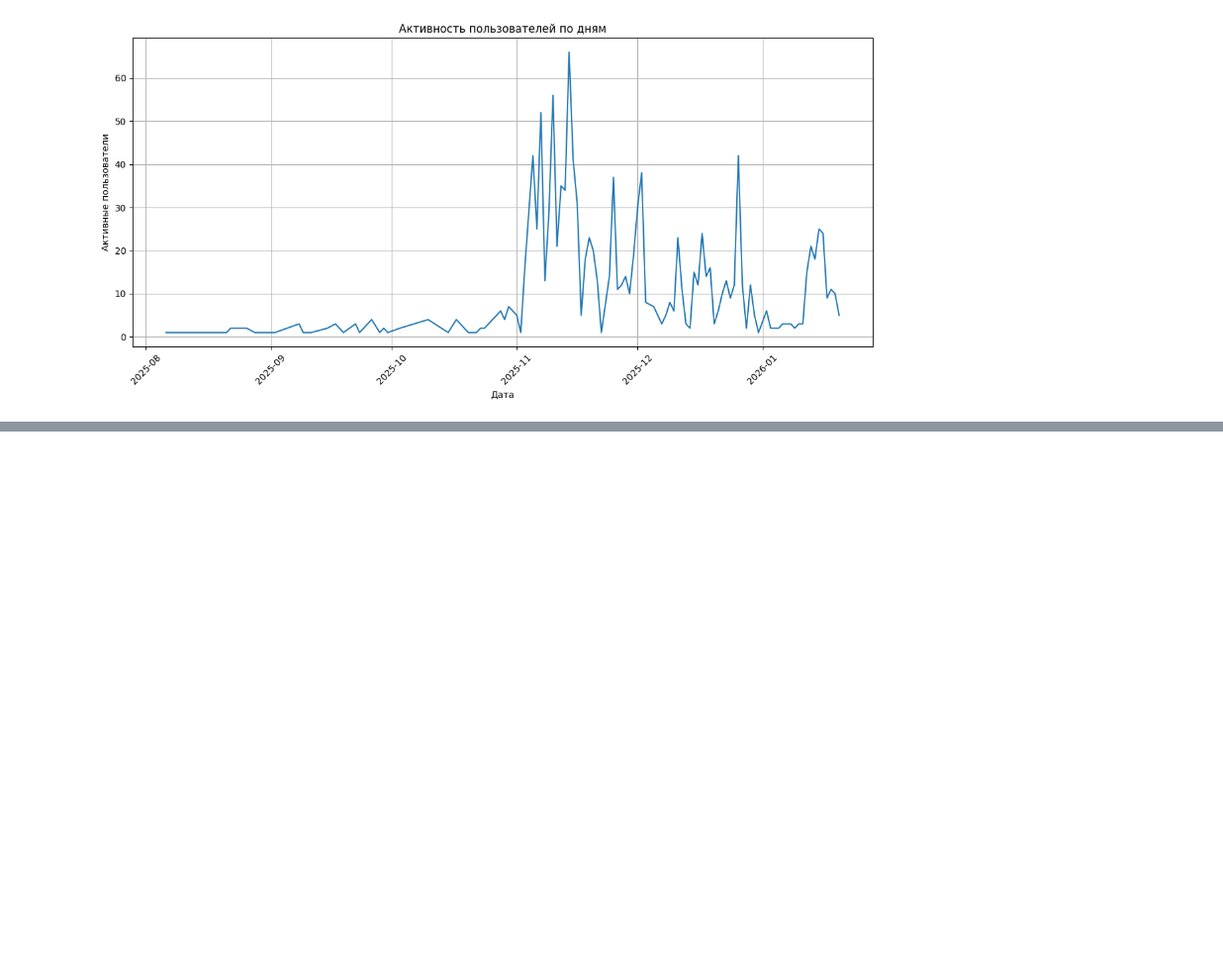
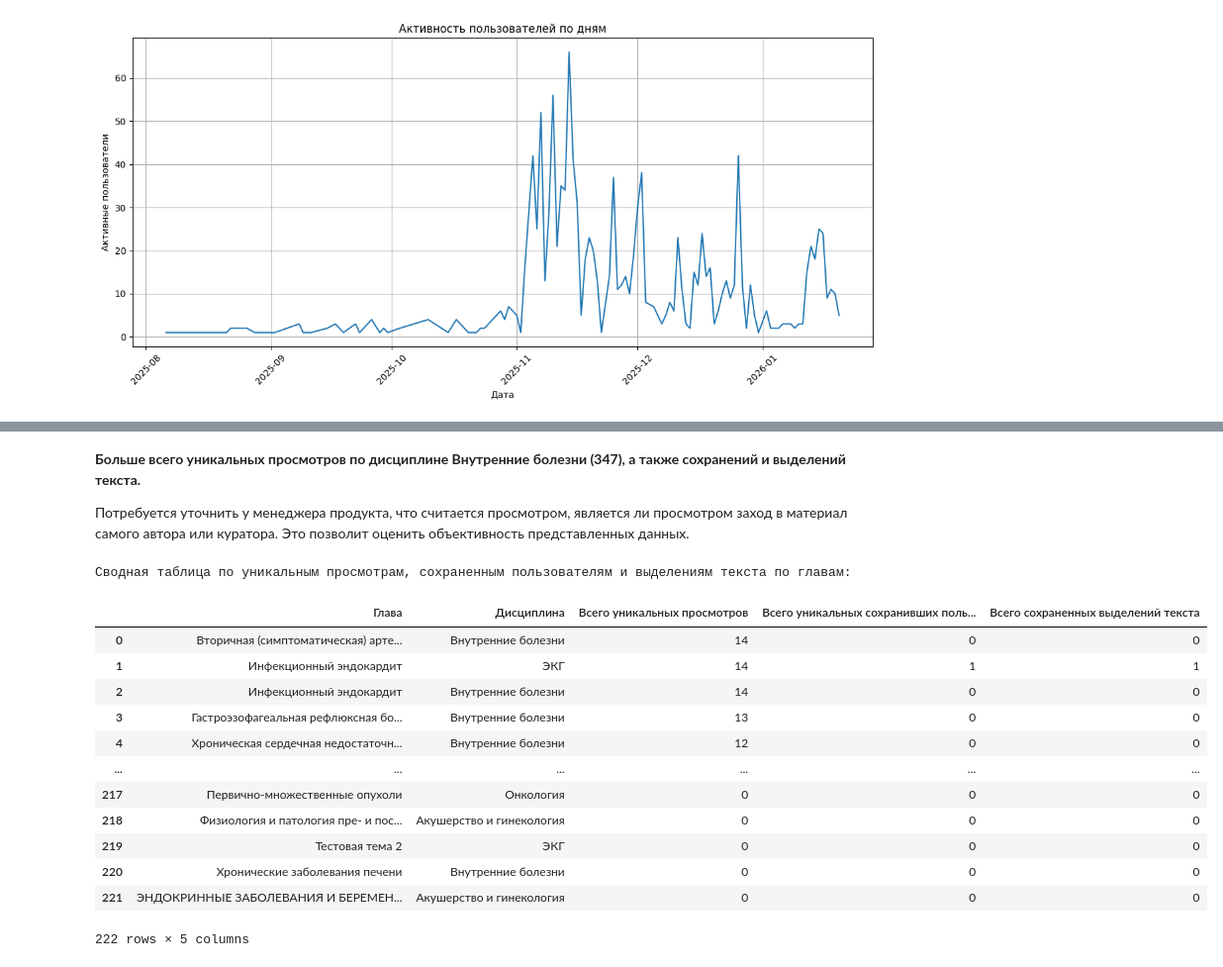
Before and after one commit to VLazukina/projects_2022, a Jupyter notebook: Анализ.ipynb, the cells around one changed output, grey strips where cells are left out. Shown at 99% size. Saved outputs shown, nothing was run; the diff lists cells and outputs as text; code cells hidden in the pictures; blank space fills up the shorter version.

```diff
--- a/Анализ.ipynb
+++ b/Анализ.ipynb
@@ -419,0 +535,8 @@ DAU по дням :
+# %%
+df_disciplines = df[['chapter_id', 'discipline_id', 'discipline_title']].drop_duplicates()
+df_merged = pd.merge(df_view_uni, df_disciplines, on='chapter_id', how='left')
+
+print("Объединенный DataFrame df_merged (первые 5 строк):")
+display(df_merged.head())
+print("\nИнформация об объединенном DataFrame df_merged:")
+df_merged.info()
@@ -419,0 +573,9 @@ DAU по дням :
+# %%
+#очистим от тестовых данных
+df_merged_cleaned = df_merged[~df_merged['discipline_title'].isin(test_disciplines)]
+
+print("Размер исходного df_merged:", df_merged.shape)
+print("Размер очищенного df_merged_cleaned:", df_merged_cleaned.shape)
+print("Информация об очищенном df_merged_cleaned:")
+display(df_merged_cleaned.head())
+df_merged_cleaned.info()
@@ -419,0 +638,37 @@ DAU по дням :
+# %% [markdown]
+**Больше всего уникальных просмотров по дисциплине Внутренние болезни (347), а также сохранений и выделений текста.**
+
+Потребуется уточнить у менеджера продукта, что считается просмотром, является ли просмотром заход в материал самого автора или куратора. Это позволит оценить объективность представленных данных.
+# %%
+#посмотрим аналогичную статистику по главам
+chapter_summary = (df_merged_cleaned.groupby(['chapter_title', 'discipline_title']).agg(
+    total_viewers_unique=('viewers_unique', 'sum'),
+    total_saved_users=('saved_users_unique', 'sum'),
+    total_saved_highlights=('saved_highlights_total', 'sum'))
+).reset_index()
+
+chapter_summary.rename(columns={
+    'chapter_title': 'Глава',
+    'discipline_title': 'Дисциплина',
+    'total_viewers_unique': 'Всего уникальных просмотров',
+    'total_saved_users': 'Всего уникальных сохранивших пользователей',
+    'total_saved_highlights': 'Всего сохраненных выделений текста'
+}, inplace=True)
+
+print("Сводная таблица по уникальным просмотрам, сохраненным пользователям и выделениям текста по главам:")
+display(chapter_summary.sort_values(by = 'Всего уникальных просмотров', ascending= False).reset_index(drop=True))
+# %% [output]
+Сводная таблица по уникальным просмотрам, сохраненным пользователям и выделениям текста по главам:
+|  | Глава | Дисциплина | Всего уникальных просмотров | Всего уникальных сохранивших поль... | Всего сохраненных выделений текста |
+| 0 | Вторичная (симптоматическая) арте... | Внутренние болезни | 14 | 0 | 0 |
+| 1 | Инфекционный эндокардит | ЭКГ | 14 | 1 | 1 |
+| 2 | Инфекционный эндокардит | Внутренние болезни | 14 | 0 | 0 |
+| 3 | Гастроэзофагеальная рефлюксная бо... | Внутренние болезни | 13 | 0 | 0 |
+| 4 | Хроническая сердечная недостаточн... | Внутренние болезни | 12 | 0 | 0 |
+| ... | ... | ... | ... | ... | ... |
+| 217 | Первично-множественные опухоли | Онкология | 0 | 0 | 0 |
+| 218 | Физиология и патология пре- и пос... | Акушерство и гинекология | 0 | 0 | 0 |
+| 219 | Тестовая тема 2 | ЭКГ | 0 | 0 | 0 |
+| 220 | Хронические заболевания печени | Внутренние болезни | 0 | 0 | 0 |
+| 221 | ЭНДОКРИННЫЕ ЗАБОЛЕВАНИЯ И БЕРЕМЕН... | Акушерство и гинекология | 0 | 0 | 0 |
+222 rows × 5 columns
```
Also changed, not shown: parts of 33 cells of this notebook.
